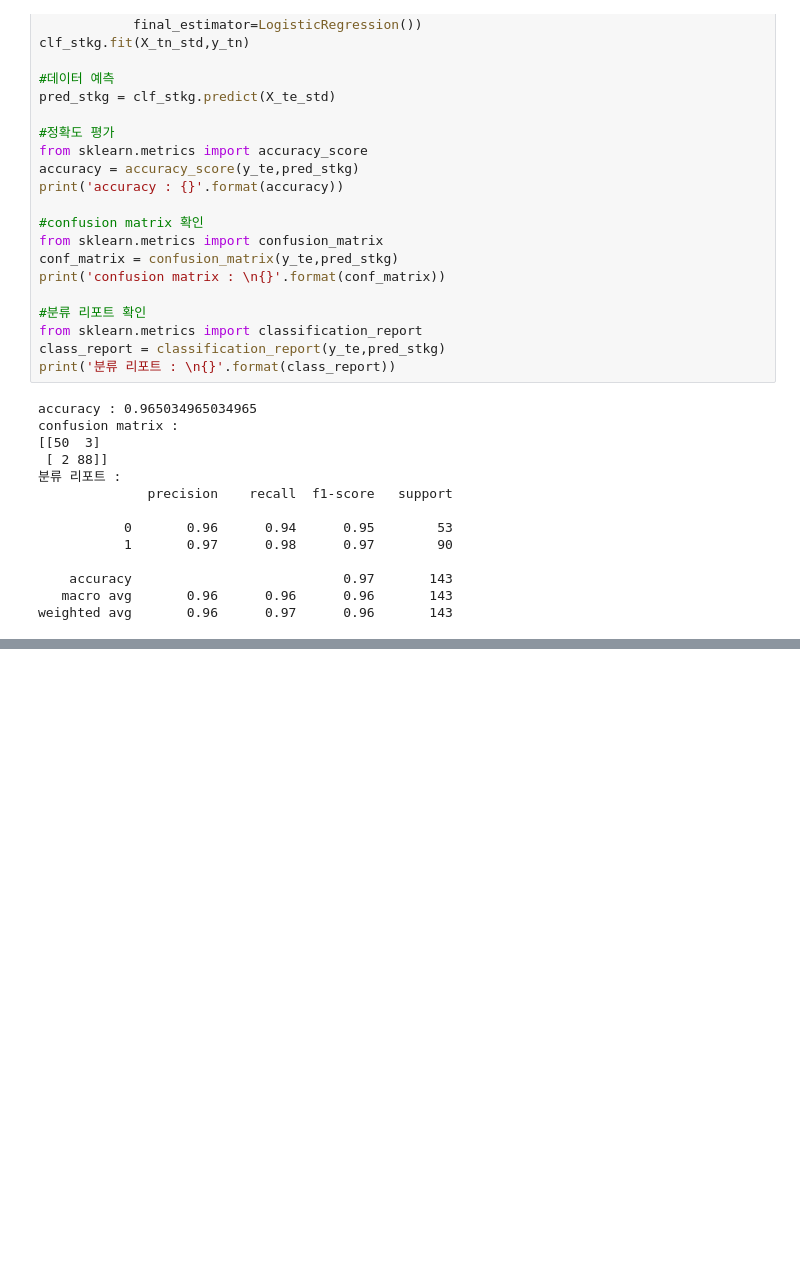
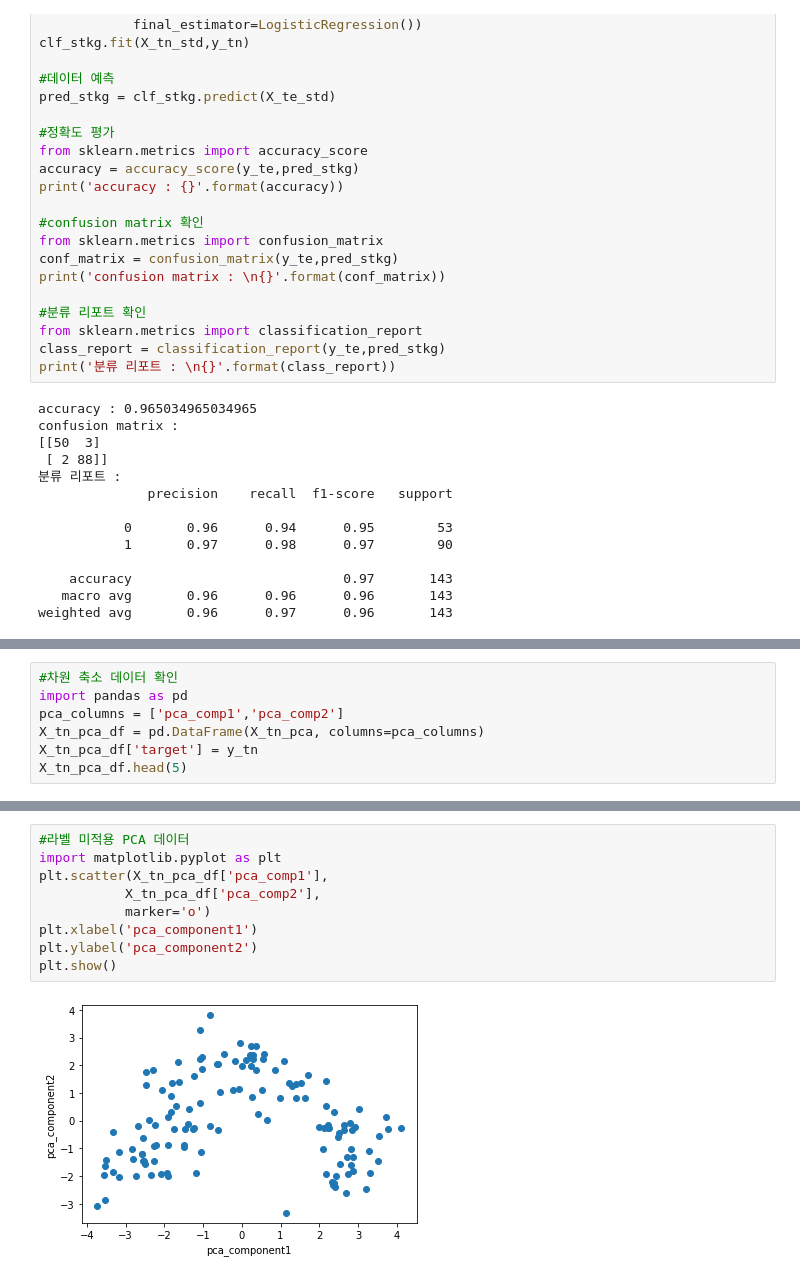
Before and after one commit to kayeehan/Python-practice, a Jupyter notebook: ML books.ipynb, the cells around one changed output, grey strips where cells are left out. Drawn from its saved outputs; the diff is of its cells as text; blank space fills up the shorter version.

```diff
--- a/ML books.ipynb
+++ b/ML books.ipynb
@@ -1081,0 +1140,7 @@ weighted avg       0.96      0.97      0.96       143
+# %%
+#차원 축소 데이터 확인
+import pandas as pd
+pca_columns = ['pca_comp1','pca_comp2']
+X_tn_pca_df = pd.DataFrame(X_tn_pca, columns=pca_columns)
+X_tn_pca_df['target'] = y_tn
+X_tn_pca_df.head(5)
@@ -1081,0 +1154,11 @@ weighted avg       0.96      0.97      0.96       143
+# %%
+#라벨 미적용 PCA 데이터
+import matplotlib.pyplot as plt
+plt.scatter(X_tn_pca_df['pca_comp1'],
+           X_tn_pca_df['pca_comp2'],
+           marker='o')
+plt.xlabel('pca_component1')
+plt.ylabel('pca_component2')
+plt.show()
+# %% [output]
+[figure, added]
```
Also changed, not shown: parts of 34 cells of this notebook.
